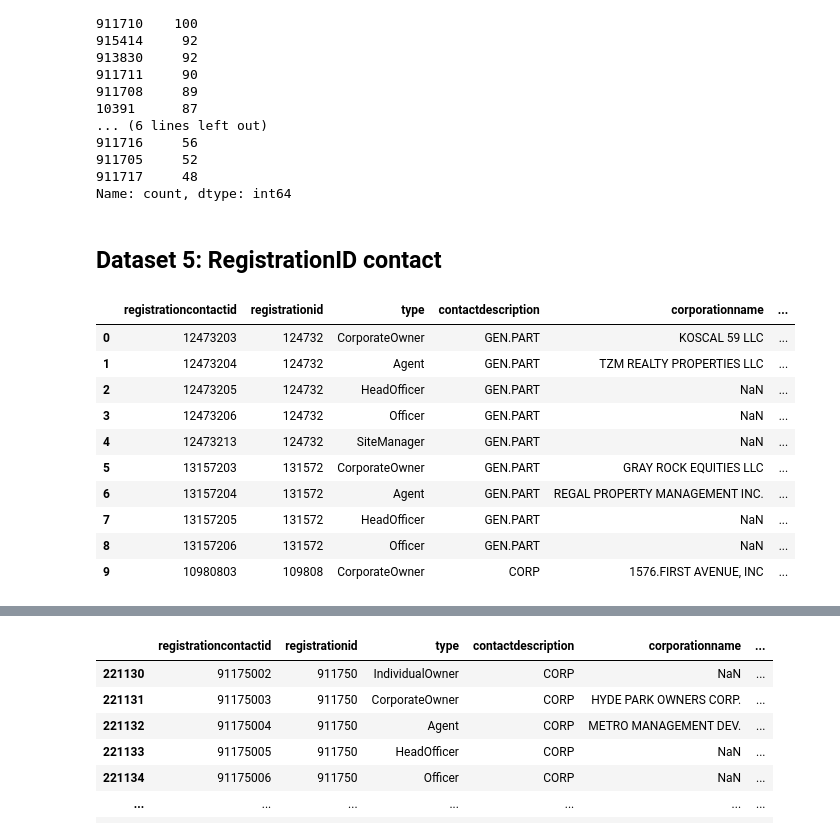
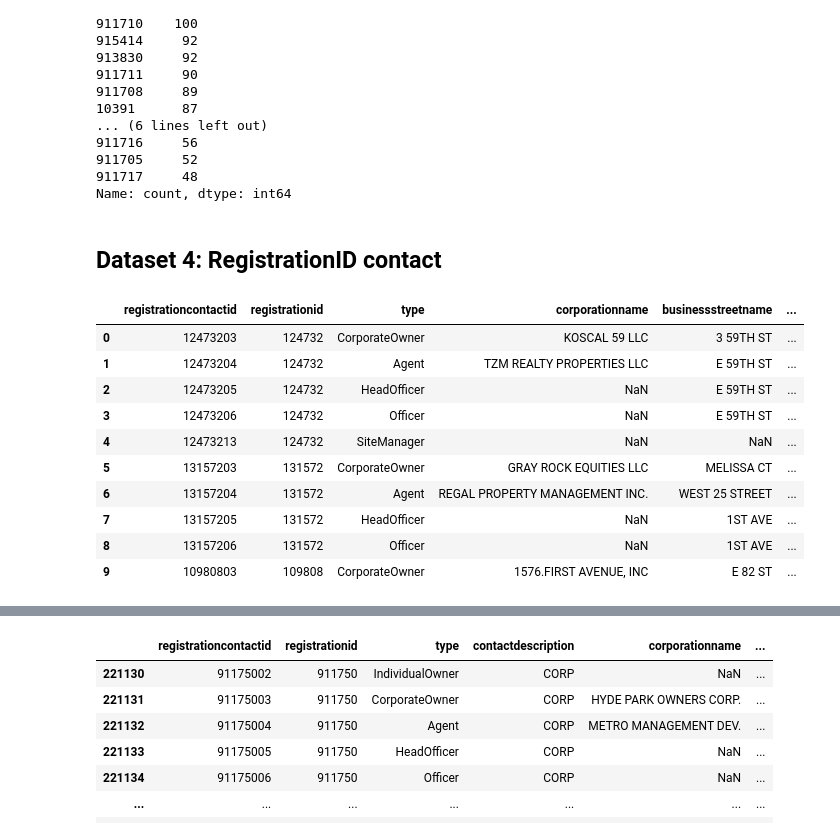
Before and after one commit to mariatmvendas/sdata_project, a Jupyter notebook: build_datasets.ipynb, the cells around one changed output, grey strips where cells are left out. Saved outputs shown, nothing was run; the diff lists cells and outputs as text; code cells hidden in the pictures.

```diff
--- a/build_datasets.ipynb
+++ b/build_datasets.ipynb
@@ -493,28 +494,28 @@ registrationid
 911717     48
 Name: count, dtype: int64
 # %% [markdown]
-## Dataset 5: RegistrationID contact
+## Dataset 4: RegistrationID contact
 # %%
 base_url_complaints = "https://data.cityofnewyork.us/resource/feu5-w2e2.json"
 
 params_complaints = {
-    "$select": "registrationcontactid, registrationid, type, contactdescription, corporationname, businessstreetname, businesshousenumber",
+    "$select": "registrationcontactid, registrationid, type, corporationname, businessstreetname, businesshousenumber, firstname, lastname",
     "$limit": 10000000
 }
 
 response = requests.get(base_url_complaints, params=params_complaints)
 data = response.json()
 df_contacts = pd.DataFrame(data)
 df_contacts.head(10)
 # %% [output]
-|  | registrationcontactid | registrationid | type | contactdescription | corporationname | ... |
-| 0 | 12473203 | 124732 | CorporateOwner | GEN.PART | KOSCAL 59 LLC | ... |
-| 1 | 12473204 | 124732 | Agent | GEN.PART | TZM REALTY PROPERTIES LLC | ... |
-| 2 | 12473205 | 124732 | HeadOfficer | GEN.PART | NaN | ... |
-| 3 | 12473206 | 124732 | Officer | GEN.PART | NaN | ... |
-| 4 | 12473213 | 124732 | SiteManager | GEN.PART | NaN | ... |
-| 5 | 13157203 | 131572 | CorporateOwner | GEN.PART | GRAY ROCK EQUITIES LLC | ... |
-| 6 | 13157204 | 131572 | Agent | GEN.PART | REGAL PROPERTY MANAGEMENT INC. | ... |
-| 7 | 13157205 | 131572 | HeadOfficer | GEN.PART | NaN | ... |
-| 8 | 13157206 | 131572 | Officer | GEN.PART | NaN | ... |
-| 9 | 10980803 | 109808 | CorporateOwner | CORP | 1576.FIRST AVENUE, INC | ... |
+|  | registrationcontactid | registrationid | type | corporationname | businessstreetname | ... |
+| 0 | 12473203 | 124732 | CorporateOwner | KOSCAL 59 LLC | 3 59TH ST | ... |
+| 1 | 12473204 | 124732 | Agent | TZM REALTY PROPERTIES LLC | E 59TH ST | ... |
+| 2 | 12473205 | 124732 | HeadOfficer | NaN | E 59TH ST | ... |
+| 3 | 12473206 | 124732 | Officer | NaN | E 59TH ST | ... |
+| 4 | 12473213 | 124732 | SiteManager | NaN | NaN | ... |
+| 5 | 13157203 | 131572 | CorporateOwner | GRAY ROCK EQUITIES LLC | MELISSA CT | ... |
+| 6 | 13157204 | 131572 | Agent | REGAL PROPERTY MANAGEMENT INC. | WEST 25 STREET | ... |
+| 7 | 13157205 | 131572 | HeadOfficer | NaN | 1ST AVE | ... |
+| 8 | 13157206 | 131572 | Officer | NaN | 1ST AVE | ... |
+| 9 | 10980803 | 109808 | CorporateOwner | 1576.FIRST AVENUE, INC | E 82 ST | ... |
```
Also changed, not shown: parts of 11 cells of this notebook, 3 other files.
